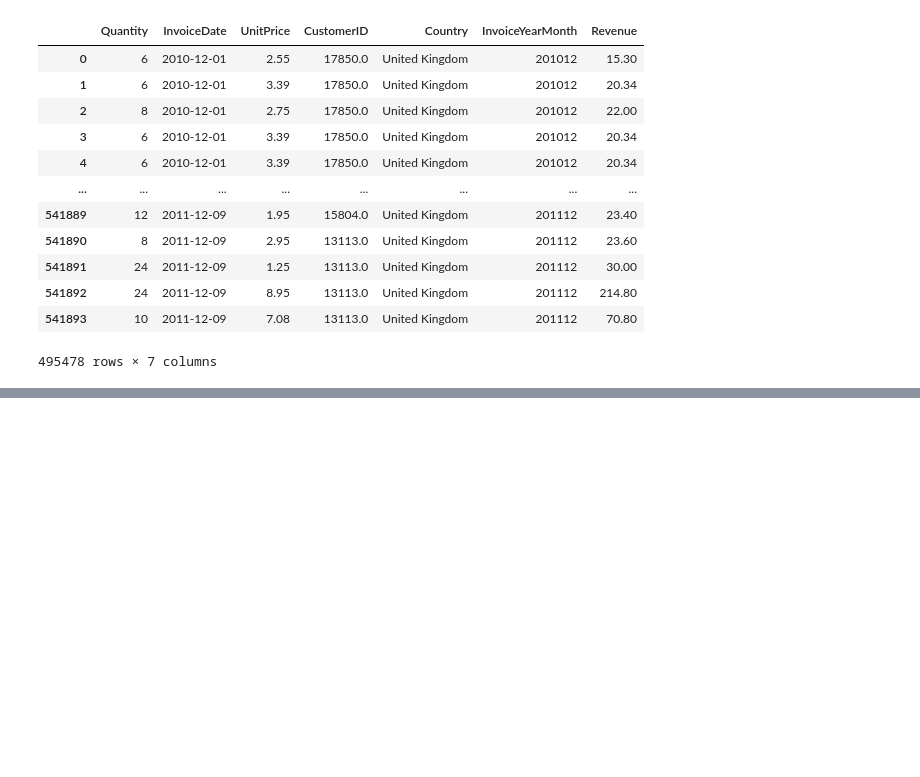
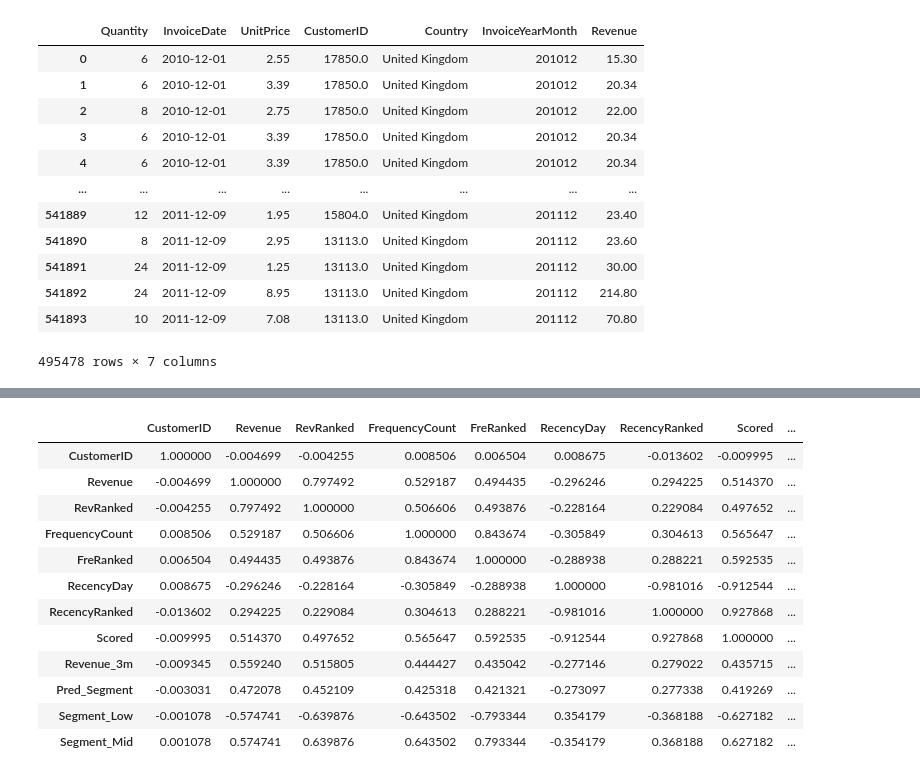
Before and after one commit to baotran306/Online-Retail-Dataset-Report, a Jupyter notebook: OnlineRetail_PredictCustomerLifetimeValue.ipynb, the cells around one changed output, grey strips where cells are left out. Saved outputs shown, nothing was run; the diff lists cells and outputs as text; code cells hidden in the pictures; blank space fills up the shorter version.

```diff
--- a/OnlineRetail_PredictCustomerLifetimeValue.ipynb
+++ b/OnlineRetail_PredictCustomerLifetimeValue.ipynb
@@ -277,0 +308,5 @@ df_merge_4label = pd.merge(df_9m, comeback_after_days, on='CustomerID', how='lef
+# %%
+# Cluster
+kmeans = KMeans(n_clusters=3)
+kmeans.fit(new_df[['Revenue_3m']])
+new_df['PredSegment'] = kmeans.predict(new_df[['Revenue_3m']])
@@ -277,0 +335,3 @@ df_merge_4label = pd.merge(df_9m, comeback_after_days, on='CustomerID', how='lef
+# %%
+label_df = sort_cluster(new_df, 'PredSegment', 'Revenue_3m', 'Pred_Segment')
+label_df
@@ -277,0 +343,6 @@ df_merge_4label = pd.merge(df_9m, comeback_after_days, on='CustomerID', how='lef
+# %%
+new_df = pd.merge(new_df, label_df, on='PredSegment')
+new_df.drop(['PredSegment'], axis=1, inplace=True)
+# The label must consist of integer labels of form 0, 1, 2, ..., [num_class - 1] to add into model
+new_df['Pred_Segment'] = new_df['Pred_Segment'] - 1
+new_df
@@ -277,0 +379,4 @@ df_merge_4label = pd.merge(df_9m, comeback_after_days, on='CustomerID', how='lef
+# %%
+# convert categorical to numerical to apply in model
+df_use = pd.get_dummies(new_df)
+df_use
@@ -277,0 +397,18 @@ df_merge_4label = pd.merge(df_9m, comeback_after_days, on='CustomerID', how='lef
+# %%
+# Check correlation between feature and label
+cor_matrix = df_use.corr()
+cor_matrix
+# %% [output]
+|  | CustomerID | Revenue | RevRanked | FrequencyCount | FreRanked | RecencyDay | RecencyRanked | Scored | ... |
+| CustomerID | 1.000000 | -0.004699 | -0.004255 | 0.008506 | 0.006504 | 0.008675 | -0.013602 | -0.009995 | ... |
+| Revenue | -0.004699 | 1.000000 | 0.797492 | 0.529187 | 0.494435 | -0.296246 | 0.294225 | 0.514370 | ... |
+| RevRanked | -0.004255 | 0.797492 | 1.000000 | 0.506606 | 0.493876 | -0.228164 | 0.229084 | 0.497652 | ... |
+| FrequencyCount | 0.008506 | 0.529187 | 0.506606 | 1.000000 | 0.843674 | -0.305849 | 0.304613 | 0.565647 | ... |
+| FreRanked | 0.006504 | 0.494435 | 0.493876 | 0.843674 | 1.000000 | -0.288938 | 0.288221 | 0.592535 | ... |
+| RecencyDay | 0.008675 | -0.296246 | -0.228164 | -0.305849 | -0.288938 | 1.000000 | -0.981016 | -0.912544 | ... |
+| RecencyRanked | -0.013602 | 0.294225 | 0.229084 | 0.304613 | 0.288221 | -0.981016 | 1.000000 | 0.927868 | ... |
+| Scored | -0.009995 | 0.514370 | 0.497652 | 0.565647 | 0.592535 | -0.912544 | 0.927868 | 1.000000 | ... |
+| Revenue_3m | -0.009345 | 0.559240 | 0.515805 | 0.444427 | 0.435042 | -0.277146 | 0.279022 | 0.435715 | ... |
+| Pred_Segment | -0.003031 | 0.472078 | 0.452109 | 0.425318 | 0.421321 | -0.273097 | 0.277338 | 0.419269 | ... |
+| Segment_Low | -0.001078 | -0.574741 | -0.639876 | -0.643502 | -0.793344 | 0.354179 | -0.368188 | -0.627182 | ... |
+| Segment_Mid | 0.001078 | 0.574741 | 0.639876 | 0.643502 | 0.793344 | -0.354179 | 0.368188 | 0.627182 | ... |
```
Also changed, not shown: parts of 60 cells of this notebook.
